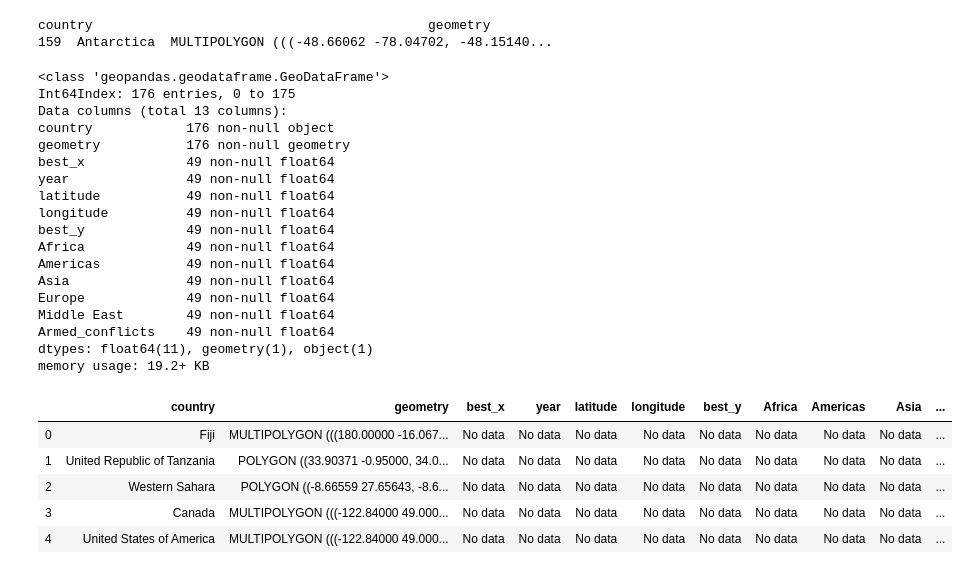
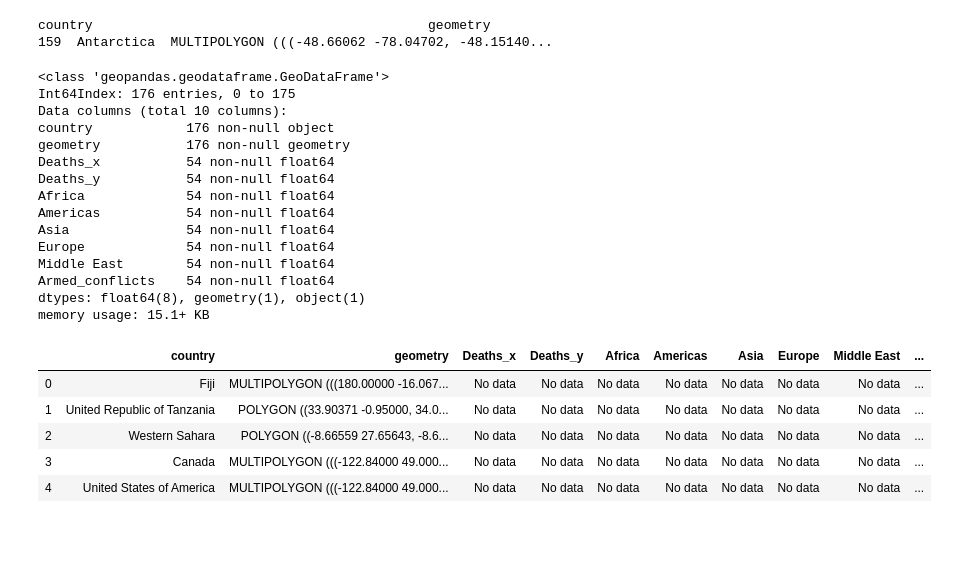
Before and after one commit to NumEconCopenhagen/projects-2020-syntaxerror, a Jupyter notebook: dataproject/Armed_conflicts_dataproject.ipynb, the cells around one changed output. Drawn from its saved outputs; the diff is of its cells as text; code cells hidden in the pictures; blank space fills up the shorter version.

```diff
--- a/dataproject/Armed_conflicts_dataproject.ipynb
+++ b/dataproject/Armed_conflicts_dataproject.ipynb
@@ -61,4 +70,9 @@ world = 'countries/ne_110m_admin_0_countries.shp'
 region_dummy = pd.get_dummies(cw_year['region'])
 # Merge the two dataframess:
 cw_year = pd.concat([cw_year, region_dummy], axis=1)
-cw_year.head()
+
+
+# The variable best is a variable over the best guess for number of deaths, we rename this to deaths.
+
+cw_year.rename(columns = {'best' : 'Deaths'}, inplace = True)
+cw_year['country'].replace({ 'DR Congo (Zaire)': 'Democratic Republic of the Congo', 'Russia (Soviet Union)': 'Russia' , 'Myanmar (Burma)' : 'Myanmar' , 'Zimbabwe (Rhodesia)' : 'Zimbabwe' , 'Yemen (North Yemen)' : 'Yemen'} ,inplace = True )
@@ -85,7 +92,12 @@ cw_year_count = grouped.count()
 cw_year_grouped = grouped.sum()
 
 # We now count how may armed conflicts there have been in the year per country.
-cw_year_grouped['Armed_conflicts'] = cw_year_count['best']
+cw_year_grouped['Armed_conflicts'] = cw_year_count['Deaths']
 cw_year_grouped.reset_index(inplace=True)
+
+#As we sum the occurences for each country the values year, latitude and longitude don't make sense anymore as it will sum the value of the year for every conflict the country has had, so we drop these.
+
+drop_these = ['year', 'longitude', 'latitude']
+cw_year_grouped.drop(drop_these, axis=1, inplace=True)
 cw_year_grouped.head(2)
 # %% [output]
@@ -149,38 +190,36 @@ country                                           geometry
 # %%
 # join the geodataframe with the csv dataframe
 merged = gdf.merge(cw_year_grouped, how='left', left_on="country", right_on="country")
-merged = merged[['country', 'geometry', 'best' ]] # The colum best decribes the best guess of deaths
+merged = merged[['country', 'geometry', 'Deaths' ]] # The colum best decribes the best guess of deaths
 merged1 = merged.merge(cw_year_grouped, how='left', left_on="country", right_on="country")
 
 merged1.head()
 merged1.info()
-merged1.fillna('No data', inplace = True) # If there is no data for the country we want it to come up as "No data"
+no_data_dict = {column : 'No data' for column in merged1.columns if column!='geometry'}
+merged1.fillna(no_data_dict,inplace=True) # If there is no data for the country we want it to come up as "No data"
 merged1.head()
 # %% [output]
 <class 'geopandas.geodataframe.GeoDataFrame'>
 Int64Index: 176 entries, 0 to 175
-Data columns (total 13 columns):
+Data columns (total 10 columns):
 country            176 non-null object
 geometry           176 non-null geometry
-best_x             49 non-null float64
-year               49 non-null float64
-latitude           49 non-null float64
-longitude          49 non-null float64
-best_y             49 non-null float64
-Africa             49 non-null float64
-Americas           49 non-null float64
-Asia               49 non-null float64
-Europe             49 non-null float64
-Middle East        49 non-null float64
-Armed_conflicts    49 non-null float64
-dtypes: float64(11), geometry(1), object(1)
-memory usage: 19.2+ KB
+Deaths_x           54 non-null float64
+Deaths_y           54 non-null float64
+Africa             54 non-null float64
+Americas           54 non-null float64
+Asia               54 non-null float64
+Europe             54 non-null float64
+Middle East        54 non-null float64
+Armed_conflicts    54 non-null float64
+dtypes: float64(8), geometry(1), object(1)
+memory usage: 15.1+ KB
-|  | country | geometry | best_x | year | latitude | longitude | best_y | Africa | Americas | Asia | ... |
-| 0 | Fiji | MULTIPOLYGON (((180.00000 -16.067... | No data | No data | No data | No data | No data | No data | No data | No data | ... |
-| 1 | United Republic of Tanzania | POLYGON ((33.90371 -0.95000, 34.0... | No data | No data | No data | No data | No data | No data | No data | No data | ... |
-| 2 | Western Sahara | POLYGON ((-8.66559 27.65643, -8.6... | No data | No data | No data | No data | No data | No data | No data | No data | ... |
-| 3 | Canada | MULTIPOLYGON (((-122.84000 49.000... | No data | No data | No data | No data | No data | No data | No data | No data | ... |
-| 4 | United States of America | MULTIPOLYGON (((-122.84000 49.000... | No data | No data | No data | No data | No data | No data | No data | No data | ... |
+|  | country | geometry | Deaths_x | Deaths_y | Africa | Americas | Asia | Europe | Middle East | ... |
+| 0 | Fiji | MULTIPOLYGON (((180.00000 -16.067... | No data | No data | No data | No data | No data | No data | No data | ... |
+| 1 | United Republic of Tanzania | POLYGON ((33.90371 -0.95000, 34.0... | No data | No data | No data | No data | No data | No data | No data | ... |
+| 2 | Western Sahara | POLYGON ((-8.66559 27.65643, -8.6... | No data | No data | No data | No data | No data | No data | No data | ... |
+| 3 | Canada | MULTIPOLYGON (((-122.84000 49.000... | No data | No data | No data | No data | No data | No data | No data | ... |
+| 4 | United States of America | MULTIPOLYGON (((-122.84000 49.000... | No data | No data | No data | No data | No data | No data | No data | ... |
 # %%
 
 #Read data to json
```
Also changed, not shown: parts of 12 cells of this notebook.
